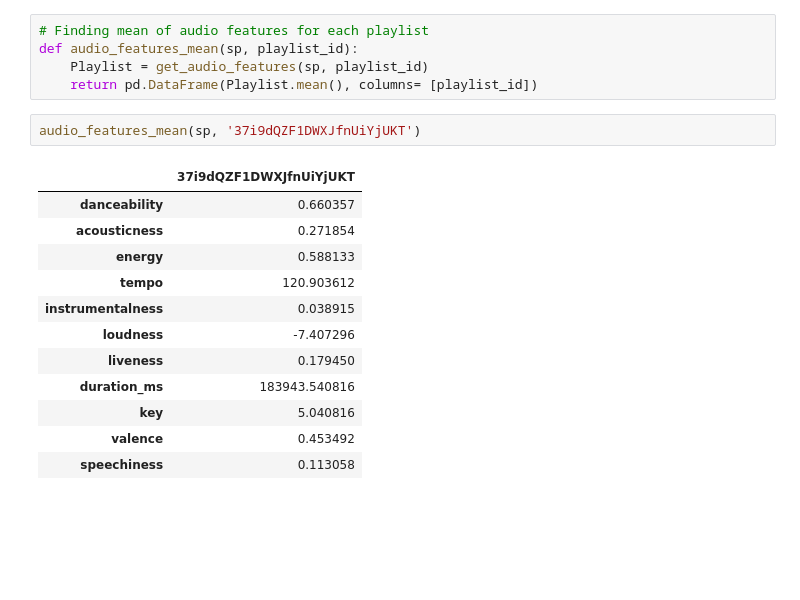
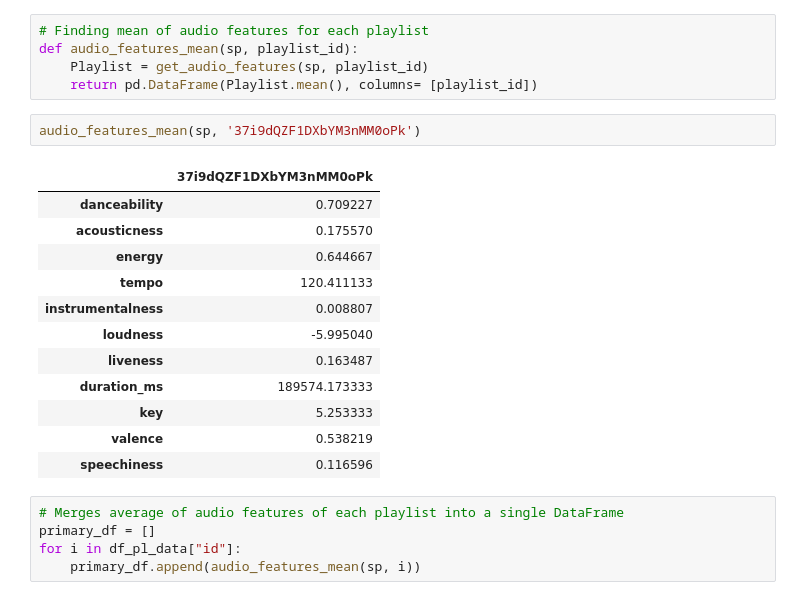
Before and after one commit to malbert131/DJ_NumPY, a Jupyter notebook: Recommender.ipynb, the cells around one changed output. Saved outputs shown, nothing was run; the diff lists cells and outputs as text; blank space fills up the shorter version.

```diff
--- a/Recommender.ipynb
+++ b/Recommender.ipynb
@@ -197,17 +202,22 @@ def audio_features_mean(sp, playlist_id):
     Playlist = get_audio_features(sp, playlist_id)
     return pd.DataFrame(Playlist.mean(), columns= [playlist_id])
 # %%
-audio_features_mean(sp, '37i9dQZF1DWXJfnUiYjUKT')
+audio_features_mean(sp, '37i9dQZF1DXbYM3nMM0oPk')
 # %% [output]
-|  | 37i9dQZF1DWXJfnUiYjUKT |
-| danceability | 0.660357 |
-| acousticness | 0.271854 |
-| energy | 0.588133 |
-| tempo | 120.903612 |
-| instrumentalness | 0.038915 |
-| loudness | -7.407296 |
-| liveness | 0.179450 |
-| duration_ms | 183943.540816 |
-| key | 5.040816 |
-| valence | 0.453492 |
-| speechiness | 0.113058 |
+|  | 37i9dQZF1DXbYM3nMM0oPk |
+| danceability | 0.709227 |
+| acousticness | 0.175570 |
+| energy | 0.644667 |
+| tempo | 120.411133 |
+| instrumentalness | 0.008807 |
+| loudness | -5.995040 |
+| liveness | 0.163487 |
+| duration_ms | 189574.173333 |
+| key | 5.253333 |
+| valence | 0.538219 |
+| speechiness | 0.116596 |
+# %%
+# Merges average of audio features of each playlist into a single DataFrame
+primary_df = []
+for i in df_pl_data["id"]:
+    primary_df.append(audio_features_mean(sp, i))
```
Also changed, not shown: parts of 5 cells of this notebook.
